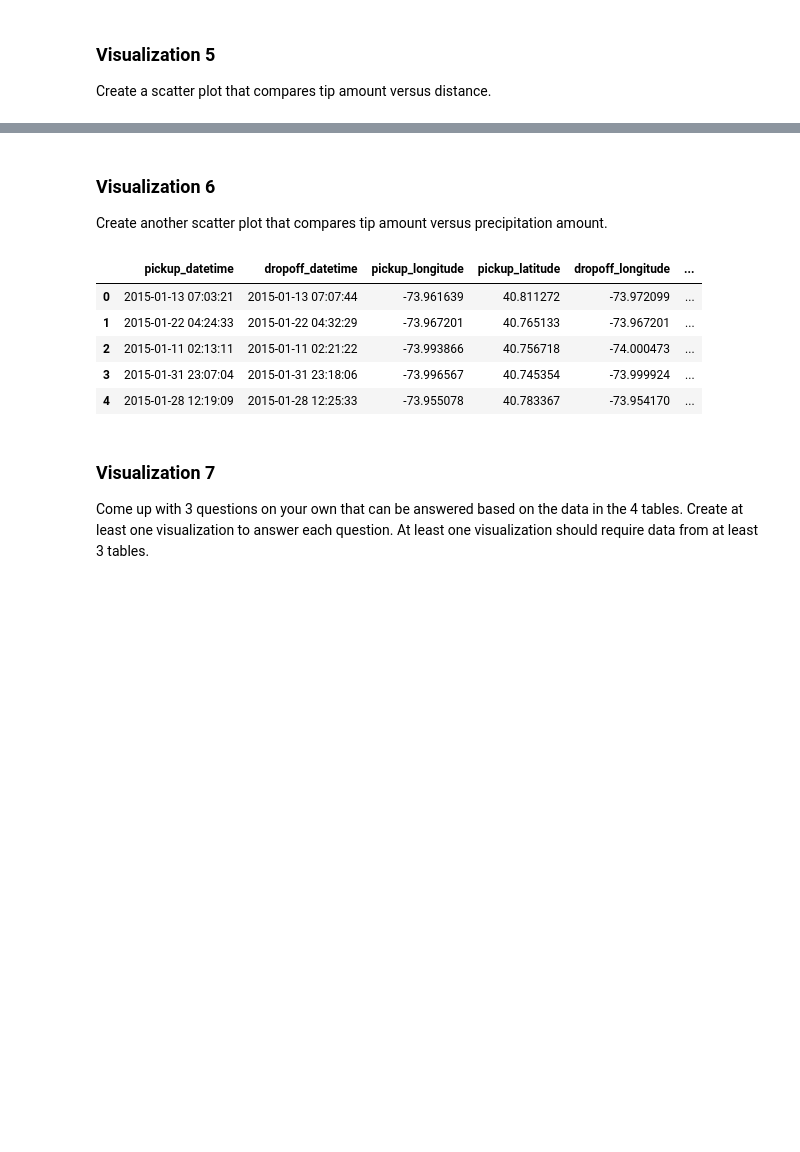
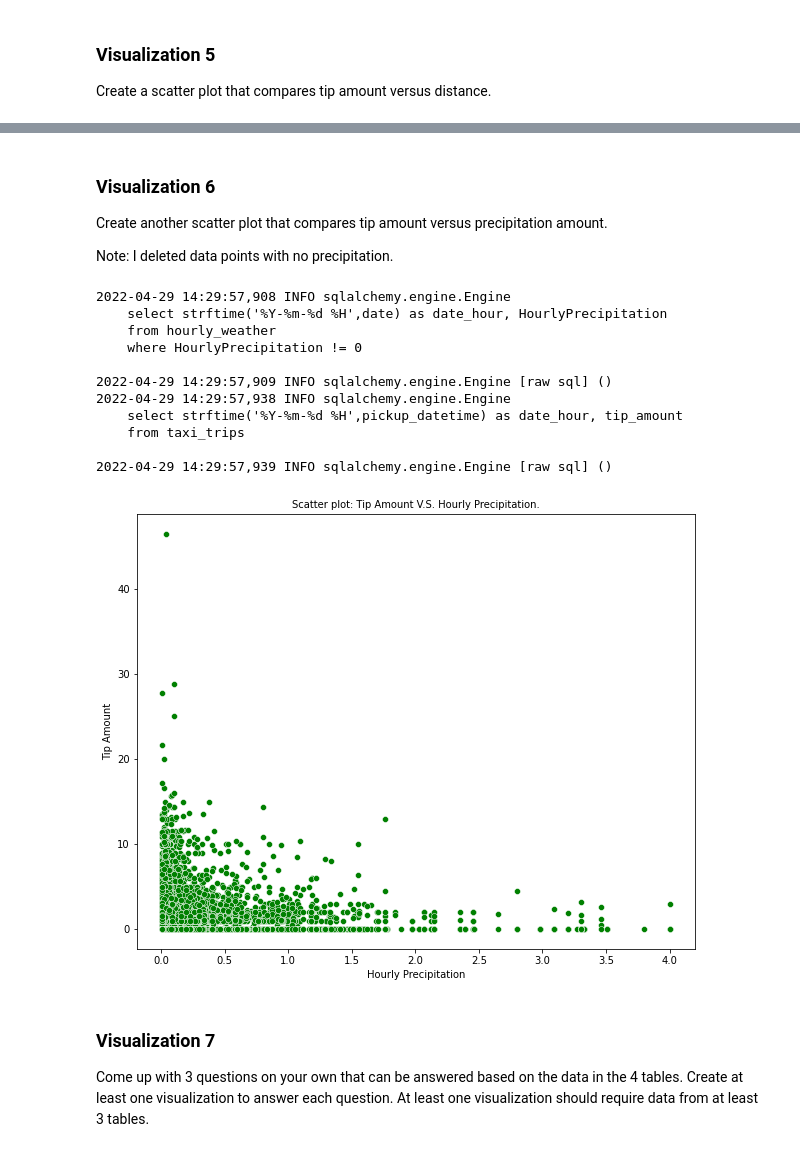
Before and after one commit to MissHela/PYFinalProject, a Jupyter notebook: Final_Project.ipynb, the cells around one changed output, grey strips where cells are left out. Cells and saved outputs as stored; diff of their text form; code cells hidden in the pictures; blank space fills up the shorter version.

```diff
--- a/Final_Project.ipynb
+++ b/Final_Project.ipynb
@@ -1245,15 +1333,44 @@ scatter_tip_distance()
 # %% [markdown]
 ### Visualization 6
 Create another scatter plot that compares tip amount versus precipitation amount.
+
+Note: I deleted data points with no precipitation.
+# %%
+def scatter_tip_perc() -> None:
+    sql_code_1 ="""
+    select strftime('%Y-%m-%d %H',date) as date_hour, HourlyPrecipitation
+    from hourly_weather
+    where HourlyPrecipitation != 0
+    """
+    sql_code_2 = """
+    select strftime('%Y-%m-%d %H',pickup_datetime) as date_hour, tip_amount
+    from taxi_trips
+    """
+    df_perc_hr = pd.DataFrame(engine.execute(sql_code_1).fetchall())
+    df_tip_hr = pd.DataFrame(engine.execute(sql_code_2).fetchall())
+    df_tip_perc = pd.merge(df_perc_hr, df_tip_hr, how='inner', on='date_hour')
+    # scatter plot
+    figure, axes = plt.subplots(figsize=(10, 8))
+    sns.scatterplot(x='HourlyPrecipitation', y='tip_amount', data=df_tip_perc, color='g')
+    plt.xlabel('Hourly Precipitation', fontsize=10)
+    plt.ylabel('Tip Amount', fontsize=10)
+    axes.set_title("Scatter plot: Tip Amount V.S. Hourly Precipitation.", fontsize=10)
+    plt.show()
 # %%
-taxi_data.head()
+scatter_tip_perc()
 # %% [output]
-|  | pickup_datetime | dropoff_datetime | pickup_longitude | pickup_latitude | dropoff_longitude | ... |
-| 0 | 2015-01-13 07:03:21 | 2015-01-13 07:07:44 | -73.961639 | 40.811272 | -73.972099 | ... |
-| 1 | 2015-01-22 04:24:33 | 2015-01-22 04:32:29 | -73.967201 | 40.765133 | -73.967201 | ... |
-| 2 | 2015-01-11 02:13:11 | 2015-01-11 02:21:22 | -73.993866 | 40.756718 | -74.000473 | ... |
-| 3 | 2015-01-31 23:07:04 | 2015-01-31 23:18:06 | -73.996567 | 40.745354 | -73.999924 | ... |
-| 4 | 2015-01-28 12:19:09 | 2015-01-28 12:25:33 | -73.955078 | 40.783367 | -73.954170 | ... |
+2022-04-29 14:29:57,908 INFO sqlalchemy.engine.Engine
+    select strftime('%Y-%m-%d %H',date) as date_hour, HourlyPrecipitation
+    from hourly_weather
+    where HourlyPrecipitation != 0
+
+2022-04-29 14:29:57,909 INFO sqlalchemy.engine.Engine [raw sql] ()
+2022-04-29 14:29:57,938 INFO sqlalchemy.engine.Engine
+    select strftime('%Y-%m-%d %H',pickup_datetime) as date_hour, tip_amount
+    from taxi_trips
+
+2022-04-29 14:29:57,939 INFO sqlalchemy.engine.Engine [raw sql] ()
+[figure, added]
 # %% [markdown]
 ### Visualization 7
 Come up with 3 questions on your own that can be answered based on the data in the 4 tables. Create at least one visualization to answer each question. At least one visualization should require data from at least 3 tables.
```
Also changed, not shown: parts of 45 cells of this notebook, 4 other files.
